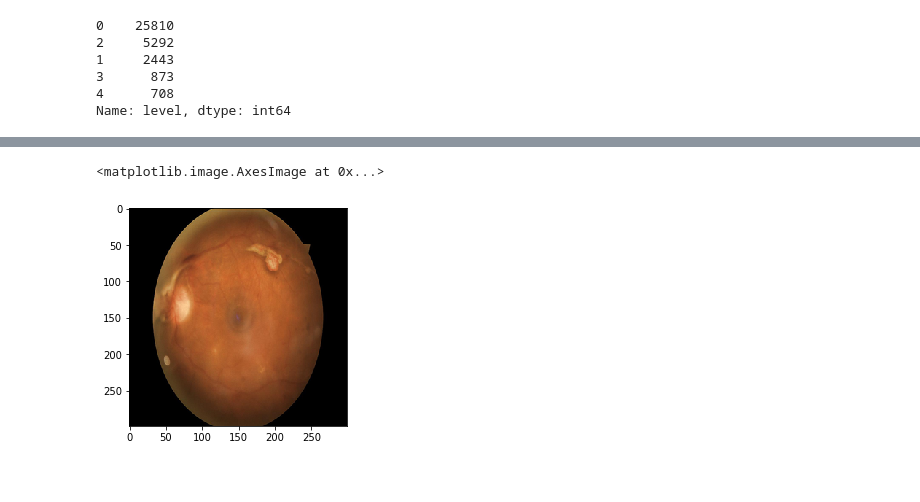
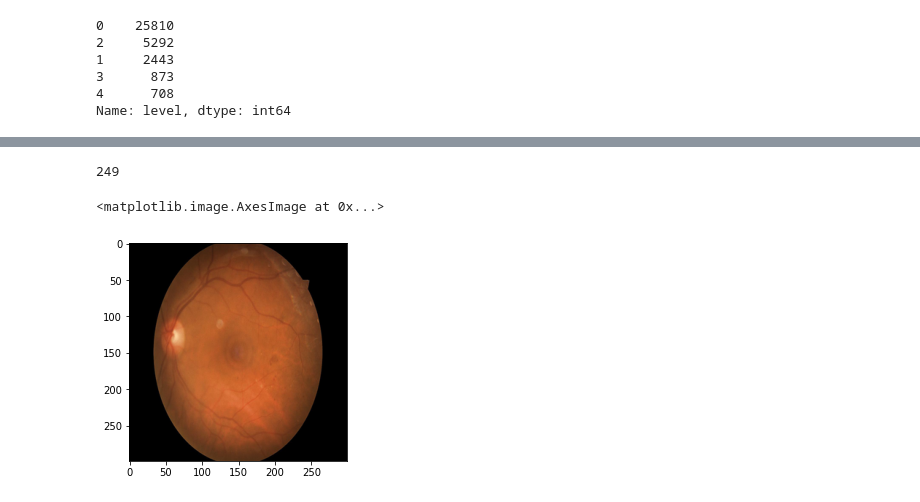
Before and after one commit to rasaviharhouse/Diabetic-Retinopathy-detection-using-Deep-Learning-models, a Jupyter notebook: DR7.ipynb, the cells around one changed output, grey strips where cells are left out. Drawn from its saved outputs; the diff is of its cells as text; code cells hidden in the pictures.

```diff
--- a/DR7.ipynb
+++ b/DR7.ipynb
@@ -33,7 +24,7 @@ print(PATH)
 # %% [output]
 /content/MyDrive/"My Drive"/train
 # %%
-data_root = pathlib.Path('/content/MyDrive/My Drive/train')
+data_root = pathlib.Path('/content/MyDrive/My Drive/Mini_Project/train')
 print(data_root)
 all_image_paths = list(data_root.glob('*.jpeg'))
 all_image_paths = [str(path) for path in all_image_paths]
@@ -45,6 +36,6 @@ print("count : "+str(image_count))
 count : 35165
 # %%
-df=pd.read_csv('MyDrive/My Drive/trainLabels.csv')
+df=pd.read_csv('MyDrive/My Drive/Mini_Project/trainLabels.csv')
 print(df.head())
 # %% [output]
       image  level
@@ -136,9 +125,12 @@ KeyboardInterrupt: ignored
 # %%
 def label_img(name):
-    n=name.split('.')[0]
-#     print(n)
+    # print(name)
+    if(' (' in name):
+      n=name.split('.')[0]
+      n=n[:-4]
+    else:
+      n=name.split('.')[0]
     cdf = df[df['image'] == n]
-#     print(cdf)
     label = cdf['level'].values[0]
     l=[0]*5
     l[label]=1
@@ -226,8 +219,14 @@ train2, test2 = np.split(train_data2, [int(.8*len(train_data2))])
+# %%
+train_data2 = load_training_data2()
+print(len(train_data2))
+train2, test2 = np.split(train_data2, [int(.8*len(train_data2))])
+# %% [output]
+249
 # %%
-plt.imshow(train_data2[20][0])#, cmap = 'gist_gray')
+plt.imshow(train_data2[15][0])#, cmap = 'gist_gray')
 # %% [output]
 <matplotlib.image.AxesImage at 0x...>
-[figure, old version]
+[figure, new version]
 # %%
 trainImages = np.array([i[0] for i in train]).reshape(-1, 299, 299, 3)
 trainImages2 = np.array([i[0] for i in train2]).reshape(-1, 299, 299, 3)
```
Also changed, not shown: parts of 38 cells of this notebook.
